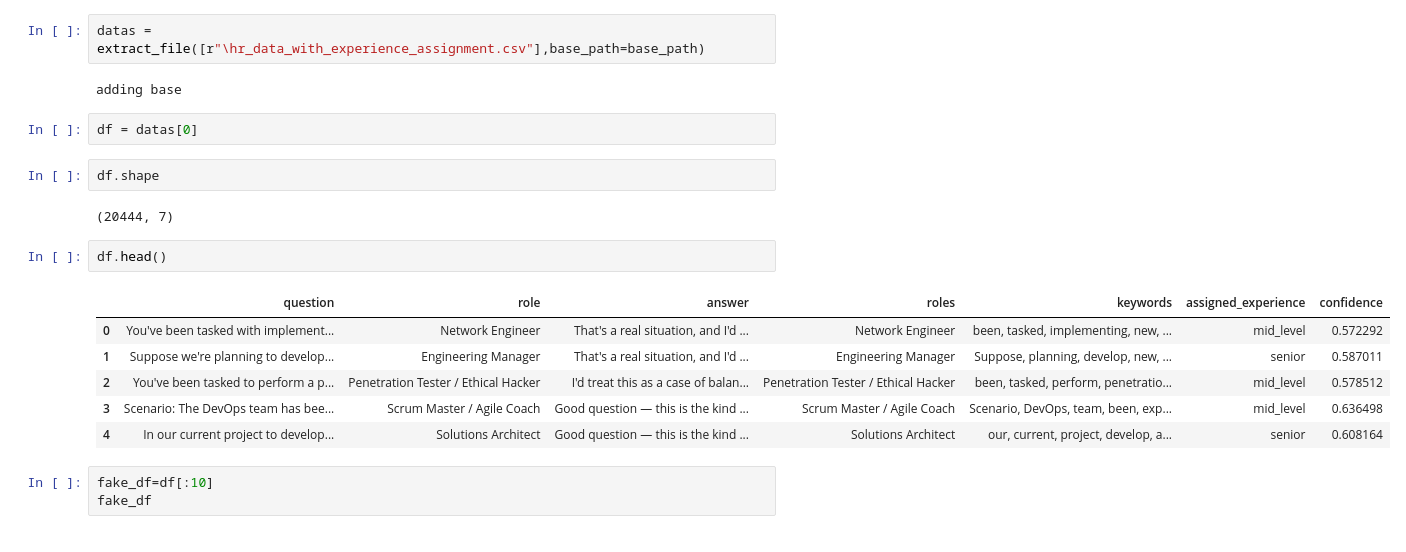
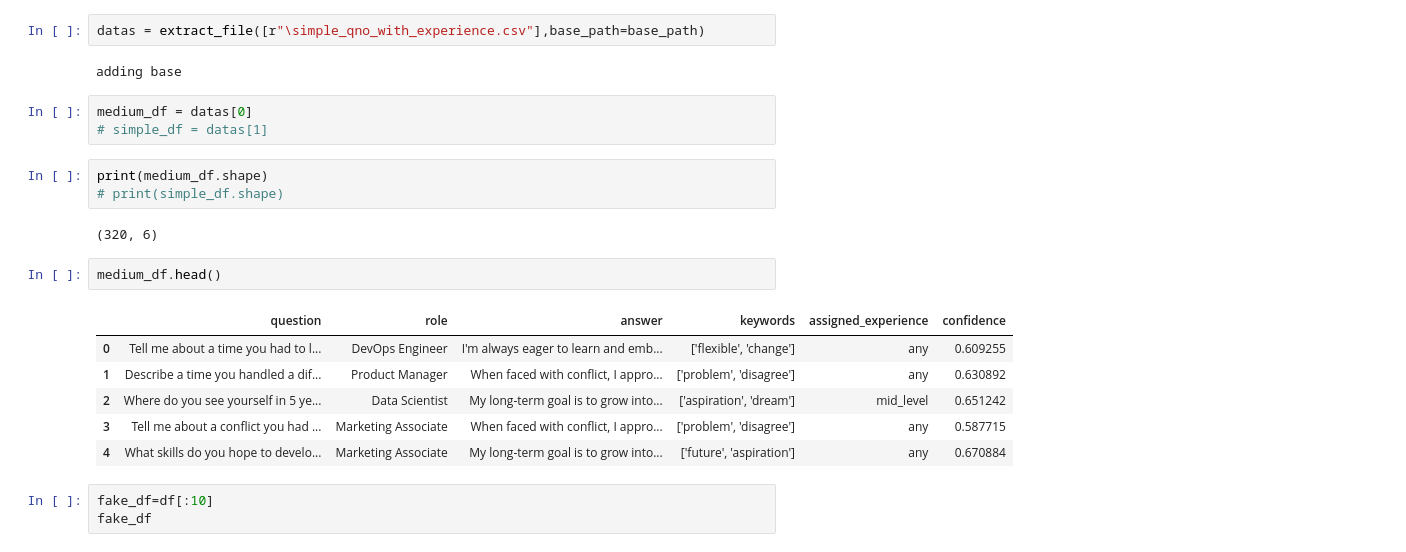
Before and after one commit to RushalMdhr/ProjectIII-The_Trial, a Jupyter notebook: backend/ai/documents/importer.ipynb, the cells around one changed output. Drawn from its saved outputs; the diff is of its cells as text.

```diff
--- a/backend/ai/documents/importer.ipynb
+++ b/backend/ai/documents/importer.ipynb
@@ -9,22 +9,24 @@ list_files(base_path)
 # %%
-datas = extract_file([r"\hr_data_with_experience_assignment.csv"],base_path=base_path)
+datas = extract_file([r"\simple_qno_with_experience.csv"],base_path=base_path)
 # %% [output]
 adding base
 # %%
-df = datas[0]
+medium_df = datas[0]
+# simple_df = datas[1]
 # %%
-df.shape
+print(medium_df.shape)
+# print(simple_df.shape)
 # %% [output]
-(20444, 7)
+(320, 6)
 # %%
-df.head()
+medium_df.head()
 # %% [output]
-|  | question | role | answer | roles | keywords | assigned_experience | confidence |
-| 0 | You've been tasked with implement... | Network Engineer | That's a real situation, and I'd ... | Network Engineer | been, tasked, implementing, new, ... | mid_level | 0.572292 |
-| 1 | Suppose we're planning to develop... | Engineering Manager | That's a real situation, and I'd ... | Engineering Manager | Suppose, planning, develop, new, ... | senior | 0.587011 |
-| 2 | You've been tasked to perform a p... | Penetration Tester / Ethical Hacker | I'd treat this as a case of balan... | Penetration Tester / Ethical Hacker | been, tasked, perform, penetratio... | mid_level | 0.578512 |
-| 3 | Scenario: The DevOps team has bee... | Scrum Master / Agile Coach | Good question — this is the kind ... | Scrum Master / Agile Coach | Scenario, DevOps, team, been, exp... | mid_level | 0.636498 |
-| 4 | In our current project to develop... | Solutions Architect | Good question — this is the kind ... | Solutions Architect | our, current, project, develop, a... | senior | 0.608164 |
+|  | question | role | answer | keywords | assigned_experience | confidence |
+| 0 | Tell me about a time you had to l... | DevOps Engineer | I'm always eager to learn and emb... | ['flexible', 'change'] | any | 0.609255 |
+| 1 | Describe a time you handled a dif... | Product Manager | When faced with conflict, I appro... | ['problem', 'disagree'] | any | 0.630892 |
+| 2 | Where do you see yourself in 5 ye... | Data Scientist | My long-term goal is to grow into... | ['aspiration', 'dream'] | mid_level | 0.651242 |
+| 3 | Tell me about a conflict you had ... | Marketing Associate | When faced with conflict, I appro... | ['problem', 'disagree'] | any | 0.587715 |
+| 4 | What skills do you hope to develo... | Marketing Associate | My long-term goal is to grow into... | ['future', 'aspiration'] | any | 0.670884 |
 # %%
 fake_df=df[:10]
 fake_df
```
Also changed, not shown: parts of 3 cells of this notebook, 30 other files.
